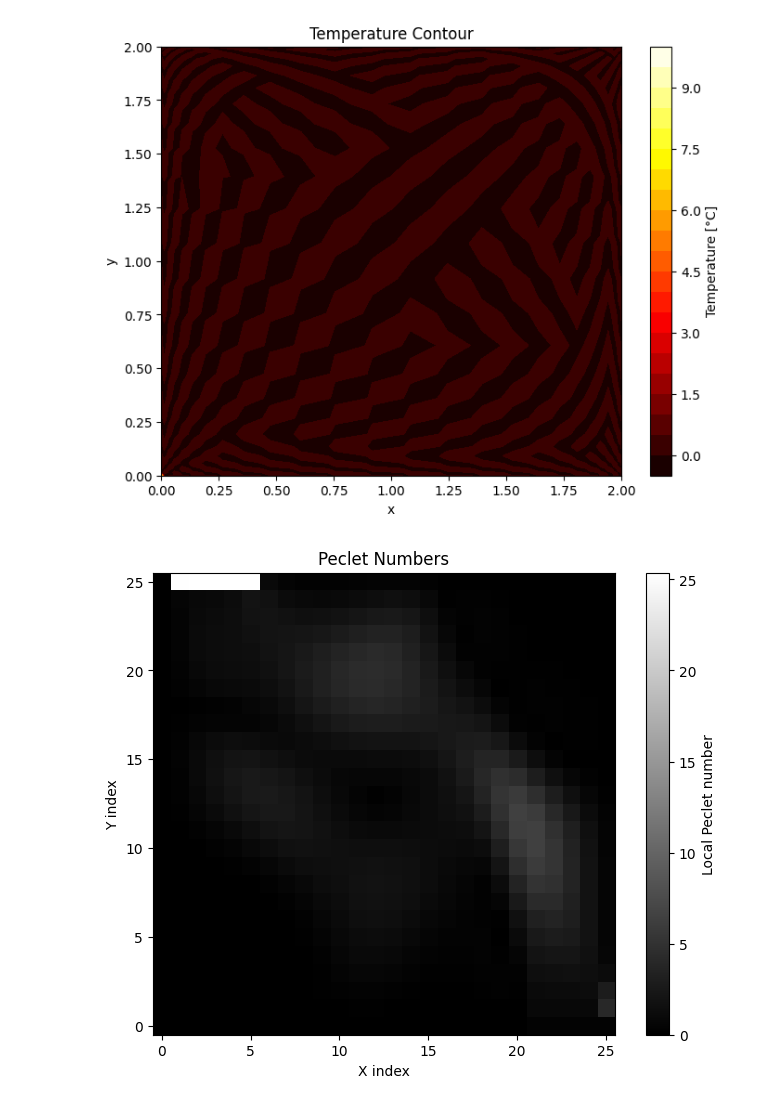
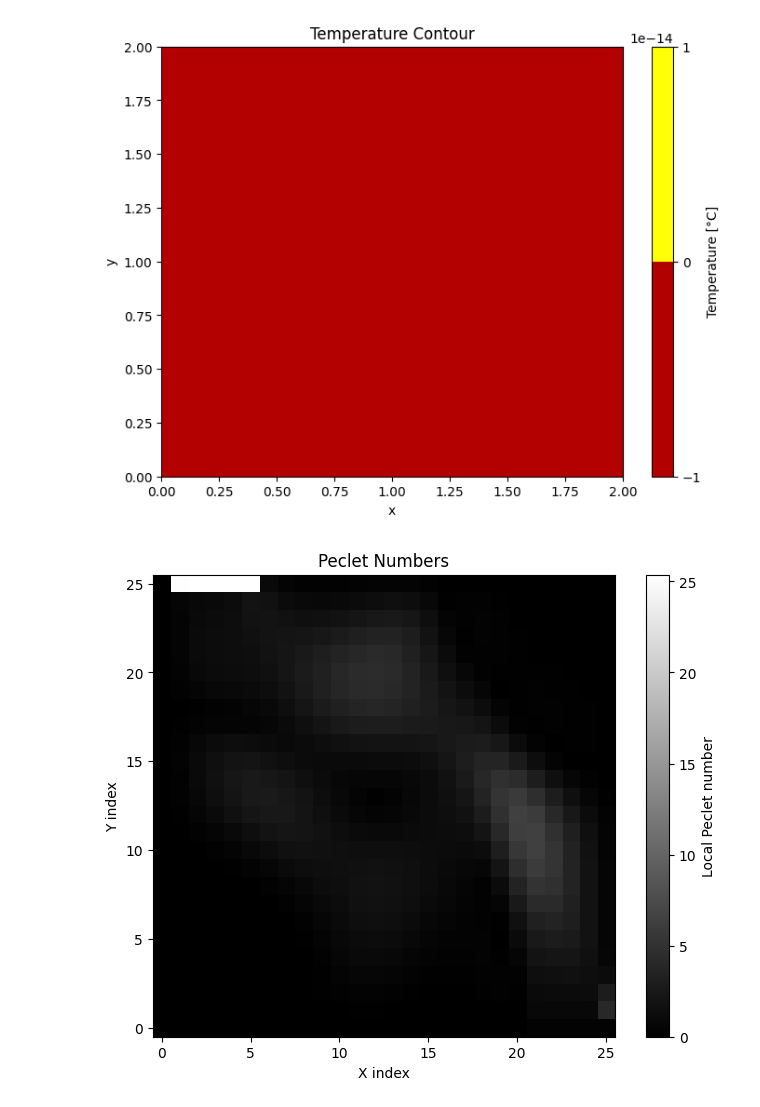
Before and after one commit to Mafaz03/Computational-Fluid-Dynamics, a Jupyter notebook: 2-D Convection Diffusion/2-D Convection Diffusion Assignment.ipynb, the cells around one changed output. Cells and saved outputs as stored; diff of their text form; code cells hidden in the pictures.

```diff
--- a/2-D Convection Diffusion/2-D Convection Diffusion Assignment.ipynb
+++ b/2-D Convection Diffusion/2-D Convection Diffusion Assignment.ipynb
@@ -207,3 +165,3 @@ array([[4.00241202e+03, 1.45600994e+00, 0.00000000e+00, ...,
 # %%
-phi_vec = np.linalg.solve(A, B)
-Ts = phi_vec.reshape(grid_shape[1], grid_shape[0])  # rows=y, cols=x
+# phi_vec = np.linalg.solve(A, B)
+# Ts = phi_vec.reshape(grid_shape[1], grid_shape[0])  # rows=y, cols=x
@@ -210,19 +188,19 @@ Ts = phi_vec.reshape(grid_shape[1], grid_shape[0])  # rows=y, cols=x
 # %%
 Ts_plot = Ts.T  # now shape (Ny, Nx)
-
+Ts_plot = T
 # Create meshgrid for coordinates
 X, Y = np.meshgrid(xc, yc)  # xc = x-coordinates, yc = y-coordinates
 
 # Contour plot
 plt.figure(figsize=(8,6))
 contour = plt.contourf(X, Y, Ts_plot, 20, cmap='hot')  # 20 contour levels
 plt.colorbar(contour, label='Temperature [°C]')
 plt.xlabel('x')
 plt.ylabel('y')
 plt.title('Temperature Contour')
 plt.show()
 # %% [output]
-[figure, old version]
+[figure, new version]
 # %%
 Pe_grid = np.array(Pe_history).reshape(grid_shape[0], grid_shape[1])
 plt.figure(figsize=(8,6))
```
Also changed, not shown: parts of 8 cells of this notebook, 2 other files.
